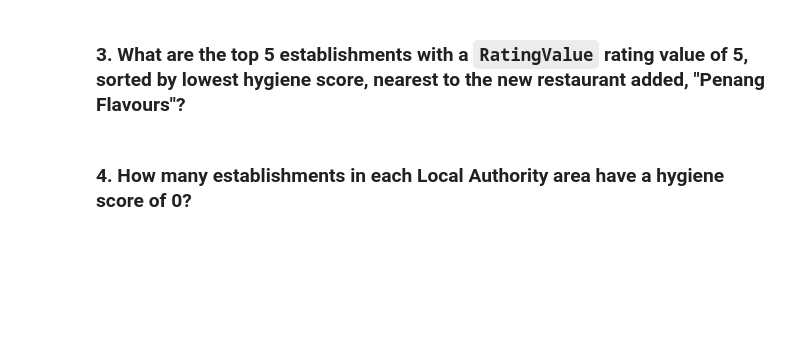
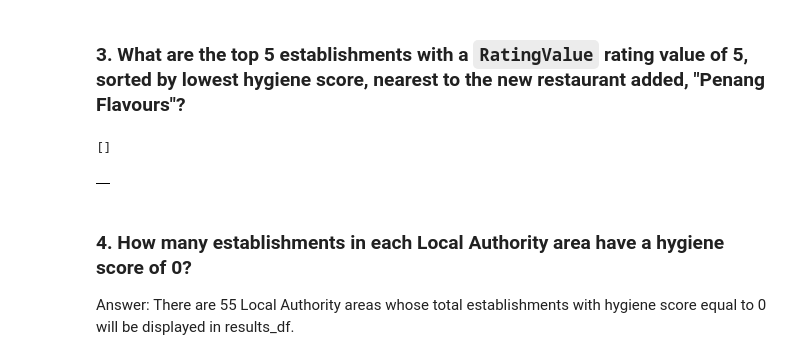
Before and after one commit to laurar9889/nosql-challenge, a Jupyter notebook: NoSQL_analysis_starter.ipynb, the cells around one changed output. Saved outputs shown, nothing was run; the diff lists cells and outputs as text; code cells hidden in the pictures; blank space fills up the shorter version.

```diff
--- a/NoSQL_analysis_starter.ipynb
+++ b/NoSQL_analysis_starter.ipynb
@@ -78,23 +131,33 @@ query =
 # %% [markdown]
 ### 3. What are the top 5 establishments with a `RatingValue` rating value of 5, sorted by lowest hygiene score, nearest to the new restaurant added, "Penang Flavours"?
 # %%
-# Search within 0.01 degree on either side of the latitude and longitude.
+# Search within 0.01 degree on either side of the latitude and longitude. (Took the lat and lon from "NoSQL_setup_starter.ipynb")
 # Rating value must equal 5
 # Sort by hygiene score
 
 degree_search = 0.01
-latitude =
-longitude =
+latitude = 51.49014200
+longitude = 0.08384000
 
-query =
-sort =
-limit =
+query_top5 = {"RatingValue":"5", "geocode.latitude" : {"$gte": (latitude - degree_search), "$lte": (latitude + degree_search)},"geocode.longitude" :{"$gte": (longitude - degree_search), "$lte" : (longitude + degree_search)}}
+sort_top5 =[("scores.Hygiene", 1)]
+limit_top5 = 5
+result_top5 = list(establishments.find(query_top5).sort(sort_top5).limit(limit_top5))
 
 # Print the results
+# for res in establishments.find(query_top5).sort(sort_top5).limit(limit_top5):
+pprint(result_top5)
+# %% [output]
+[]
 # %%
 # Convert result to Pandas DataFrame
+top_5_df = pd.DataFrame(result_top5)
+top_5_df.head()
+# %% [output]
+|  |
 # %% [markdown]
 ### 4. How many establishments in each Local Authority area have a hygiene score of 0?
+Answer: There are 55 Local Authority areas whose total establishments with hygiene score equal to 0 will be displayed in results_df.
 # %%
 # Create a pipeline that:
 # 1. Matches establishments with a hygiene score of 0
```
Also changed, not shown: parts of 9 cells of this notebook, 1 other file.
